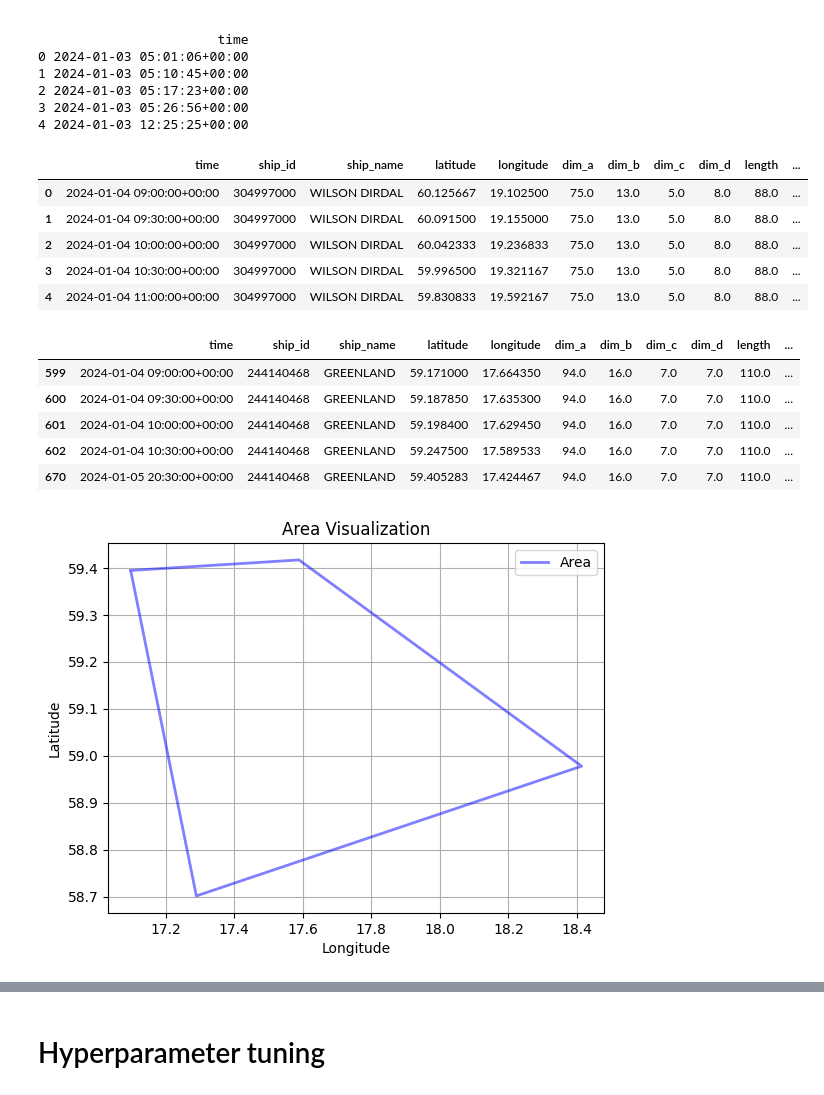
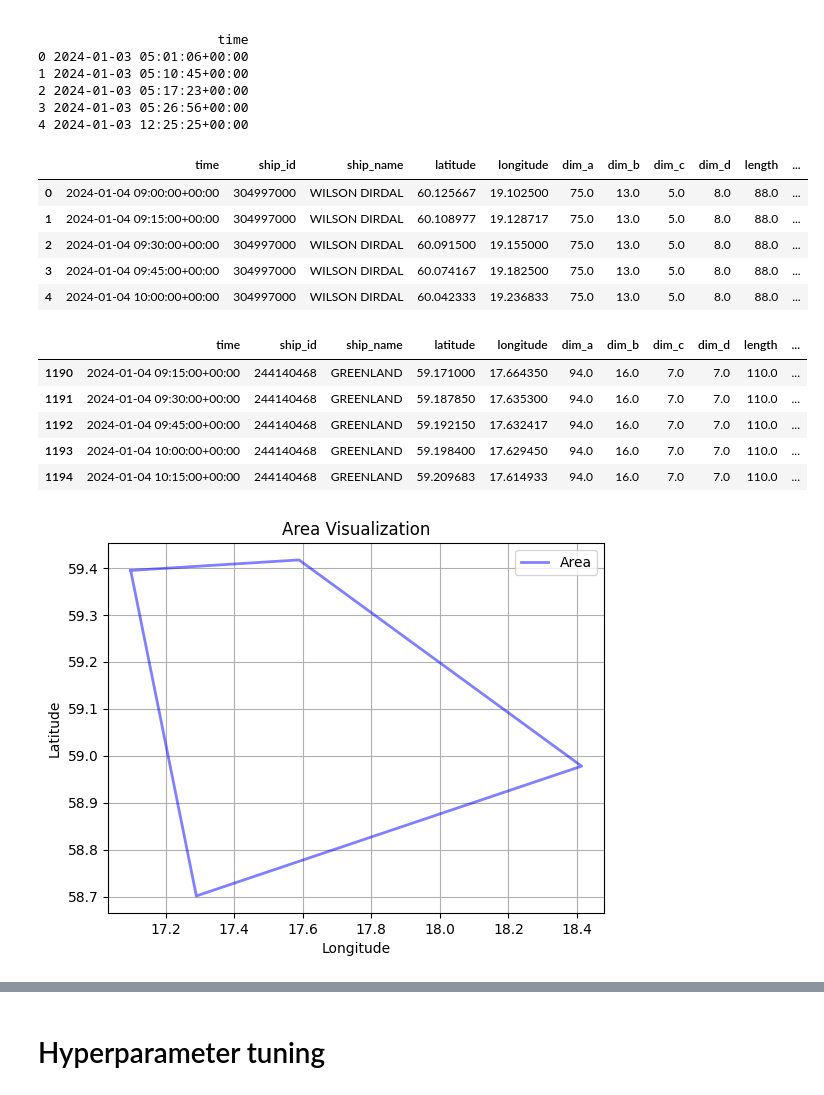
Before and after one commit to martenb-se/-id2223-project, a Jupyter notebook: training_pipeline.ipynb, the cells around one changed output, grey strips where cells are left out. Drawn from its saved outputs; the diff is of its cells as text; code cells hidden in the pictures.

```diff
--- a/training_pipeline.ipynb
+++ b/training_pipeline.ipynb
@@ -87,15 +87,15 @@ def resample_and_fill_missing_values(df, time_step='15T'):
 
     return resampled_data
 # %%
-vessels_resampled_df = resample_and_fill_missing_values(vessels_timestamp_fix, '30T')
+vessels_resampled_df = resample_and_fill_missing_values(vessels_timestamp_fix, '15T')
 display(vessels_resampled_df.head())
 # %% [output]
 |  | time | ship_id | ship_name | latitude | longitude | dim_a | dim_b | dim_c | dim_d | length | ... |
 | 0 | 2024-01-04 09:00:00+00:00 | 304997000 | WILSON DIRDAL | 60.125667 | 19.102500 | 75.0 | 13.0 | 5.0 | 8.0 | 88.0 | ... |
-| 1 | 2024-01-04 09:30:00+00:00 | 304997000 | WILSON DIRDAL | 60.091500 | 19.155000 | 75.0 | 13.0 | 5.0 | 8.0 | 88.0 | ... |
-| 2 | 2024-01-04 10:00:00+00:00 | 304997000 | WILSON DIRDAL | 60.042333 | 19.236833 | 75.0 | 13.0 | 5.0 | 8.0 | 88.0 | ... |
-| 3 | 2024-01-04 10:30:00+00:00 | 304997000 | WILSON DIRDAL | 59.996500 | 19.321167 | 75.0 | 13.0 | 5.0 | 8.0 | 88.0 | ... |
-| 4 | 2024-01-04 11:00:00+00:00 | 304997000 | WILSON DIRDAL | 59.830833 | 19.592167 | 75.0 | 13.0 | 5.0 | 8.0 | 88.0 | ... |
+| 1 | 2024-01-04 09:15:00+00:00 | 304997000 | WILSON DIRDAL | 60.108977 | 19.128717 | 75.0 | 13.0 | 5.0 | 8.0 | 88.0 | ... |
+| 2 | 2024-01-04 09:30:00+00:00 | 304997000 | WILSON DIRDAL | 60.091500 | 19.155000 | 75.0 | 13.0 | 5.0 | 8.0 | 88.0 | ... |
+| 3 | 2024-01-04 09:45:00+00:00 | 304997000 | WILSON DIRDAL | 60.074167 | 19.182500 | 75.0 | 13.0 | 5.0 | 8.0 | 88.0 | ... |
+| 4 | 2024-01-04 10:00:00+00:00 | 304997000 | WILSON DIRDAL | 60.042333 | 19.236833 | 75.0 | 13.0 | 5.0 | 8.0 | 88.0 | ... |
 # %%
 import matplotlib.pyplot as plt
 from shapely.geometry import Point, Polygon
@@ -125,11 +125,11 @@ plt.grid(True)
 plt.show()
 # %% [output]
 |  | time | ship_id | ship_name | latitude | longitude | dim_a | dim_b | dim_c | dim_d | length | ... |
-| 599 | 2024-01-04 09:00:00+00:00 | 244140468 | GREENLAND | 59.171000 | 17.664350 | 94.0 | 16.0 | 7.0 | 7.0 | 110.0 | ... |
-| 600 | 2024-01-04 09:30:00+00:00 | 244140468 | GREENLAND | 59.187850 | 17.635300 | 94.0 | 16.0 | 7.0 | 7.0 | 110.0 | ... |
-| 601 | 2024-01-04 10:00:00+00:00 | 244140468 | GREENLAND | 59.198400 | 17.629450 | 94.0 | 16.0 | 7.0 | 7.0 | 110.0 | ... |
-| 602 | 2024-01-04 10:30:00+00:00 | 244140468 | GREENLAND | 59.247500 | 17.589533 | 94.0 | 16.0 | 7.0 | 7.0 | 110.0 | ... |
-| 670 | 2024-01-05 20:30:00+00:00 | 244140468 | GREENLAND | 59.405283 | 17.424467 | 94.0 | 16.0 | 7.0 | 7.0 | 110.0 | ... |
+| 1190 | 2024-01-04 09:15:00+00:00 | 244140468 | GREENLAND | 59.171000 | 17.664350 | 94.0 | 16.0 | 7.0 | 7.0 | 110.0 | ... |
+| 1191 | 2024-01-04 09:30:00+00:00 | 244140468 | GREENLAND | 59.187850 | 17.635300 | 94.0 | 16.0 | 7.0 | 7.0 | 110.0 | ... |
+| 1192 | 2024-01-04 09:45:00+00:00 | 244140468 | GREENLAND | 59.192150 | 17.632417 | 94.0 | 16.0 | 7.0 | 7.0 | 110.0 | ... |
+| 1193 | 2024-01-04 10:00:00+00:00 | 244140468 | GREENLAND | 59.198400 | 17.629450 | 94.0 | 16.0 | 7.0 | 7.0 | 110.0 | ... |
+| 1194 | 2024-01-04 10:15:00+00:00 | 244140468 | GREENLAND | 59.209683 | 17.614933 | 94.0 | 16.0 | 7.0 | 7.0 | 110.0 | ... |
 [figure]
 # %%
 import pandas as pd
```
Also changed, not shown: parts of 12 cells of this notebook.
